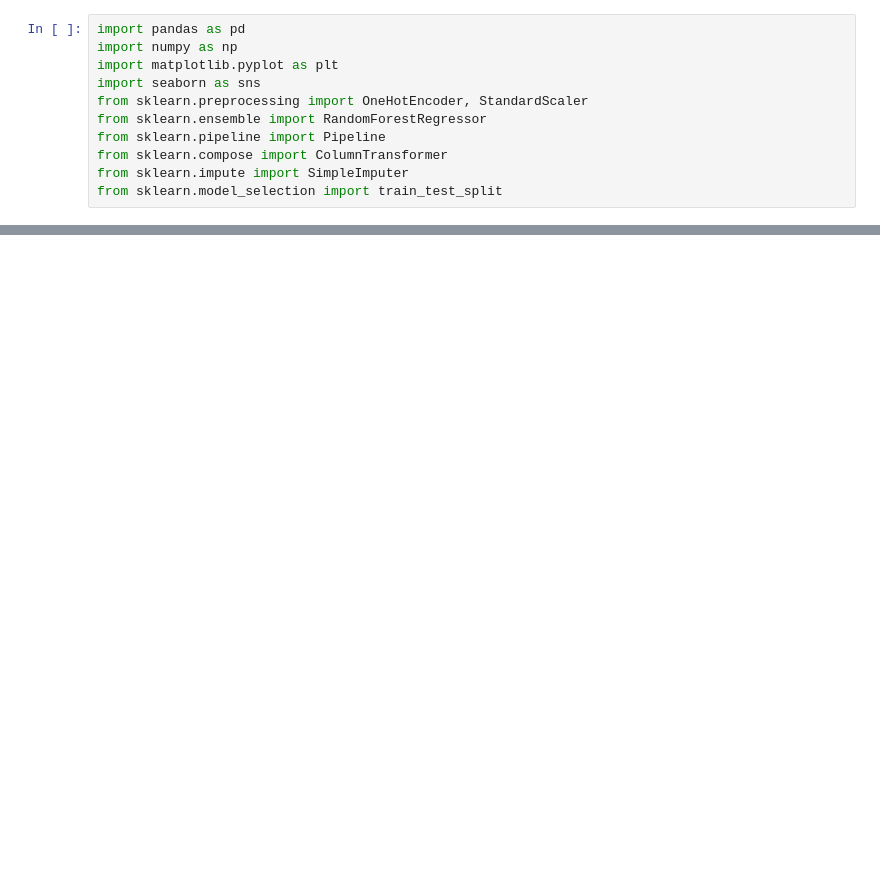
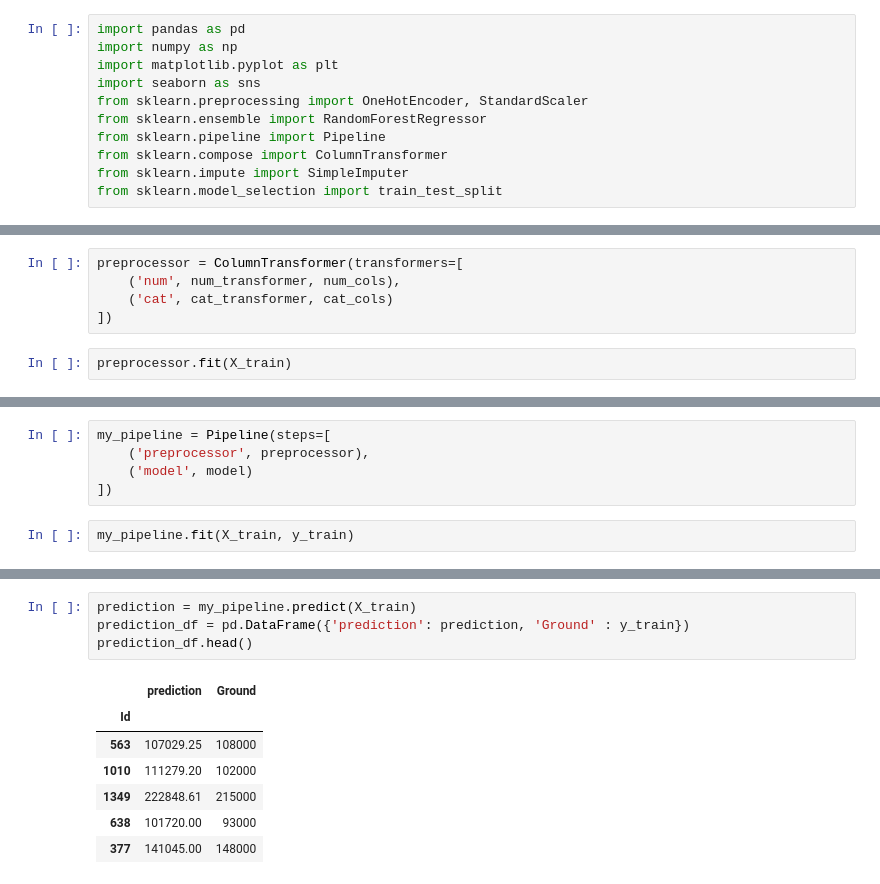
Before and after one commit to PPPPWU/KagglePractice, a Jupyter notebook: House_price_prediction/House_price.ipynb, the cells around one changed output, grey strips where cells are left out. Cells and saved outputs as stored; diff of their text form; blank space fills up the shorter version.

```diff
--- a/House_price_prediction/House_price.ipynb
+++ b/House_price_prediction/House_price.ipynb
@@ -196,0 +142,7 @@ pdf.head()
+# %%
+preprocessor = ColumnTransformer(transformers=[
+    ('num', num_transformer, num_cols),
+    ('cat', cat_transformer, cat_cols)
+])
+# %%
+preprocessor.fit(X_train)
@@ -196,0 +171,7 @@ pdf.head()
+# %%
+my_pipeline = Pipeline(steps=[
+    ('preprocessor', preprocessor),
+    ('model', model)
+])
+# %%
+my_pipeline.fit(X_train, y_train)
@@ -196,0 +196,12 @@ pdf.head()
+# %%
+prediction = my_pipeline.predict(X_train)
+prediction_df = pd.DataFrame({'prediction': prediction, 'Ground' : y_train})
+prediction_df.head()
+# %% [output]
+|  | prediction | Ground |
+| Id |  |  |
+| 563 | 107029.25 | 108000 |
+| 1010 | 111279.20 | 102000 |
+| 1349 | 222848.61 | 215000 |
+| 638 | 101720.00 | 93000 |
+| 377 | 141045.00 | 148000 |
```
Also changed, not shown: parts of 32 cells of this notebook.
